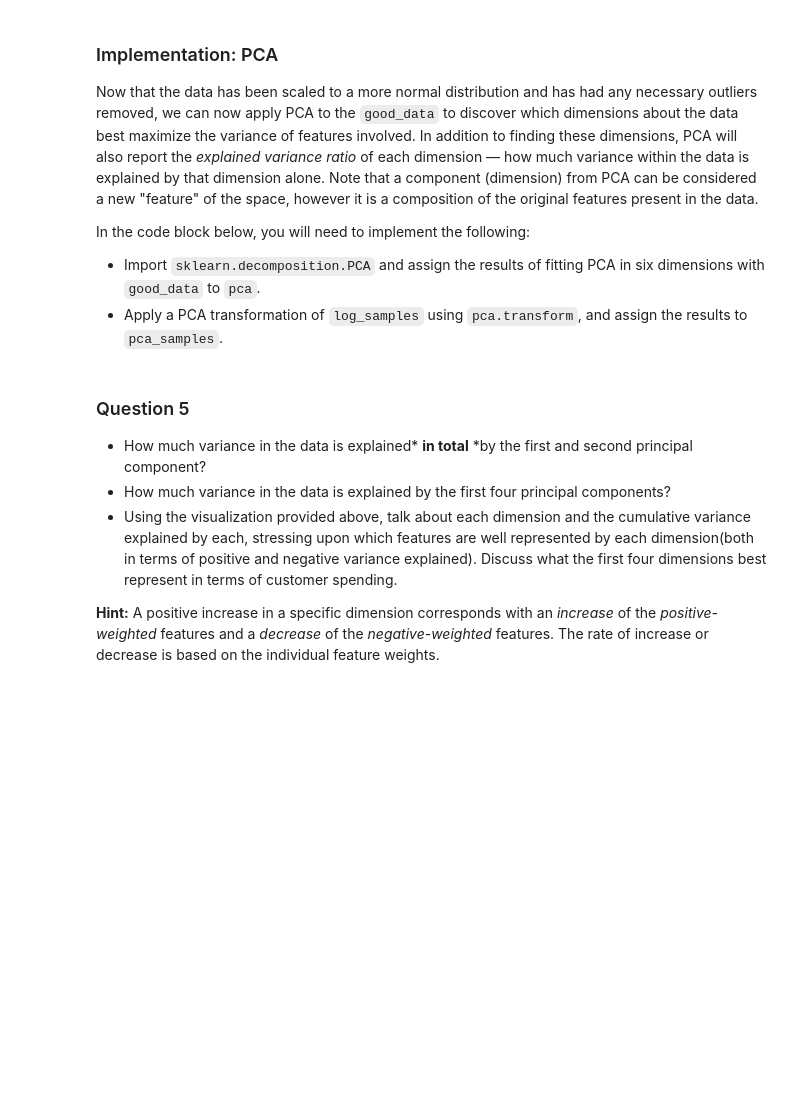
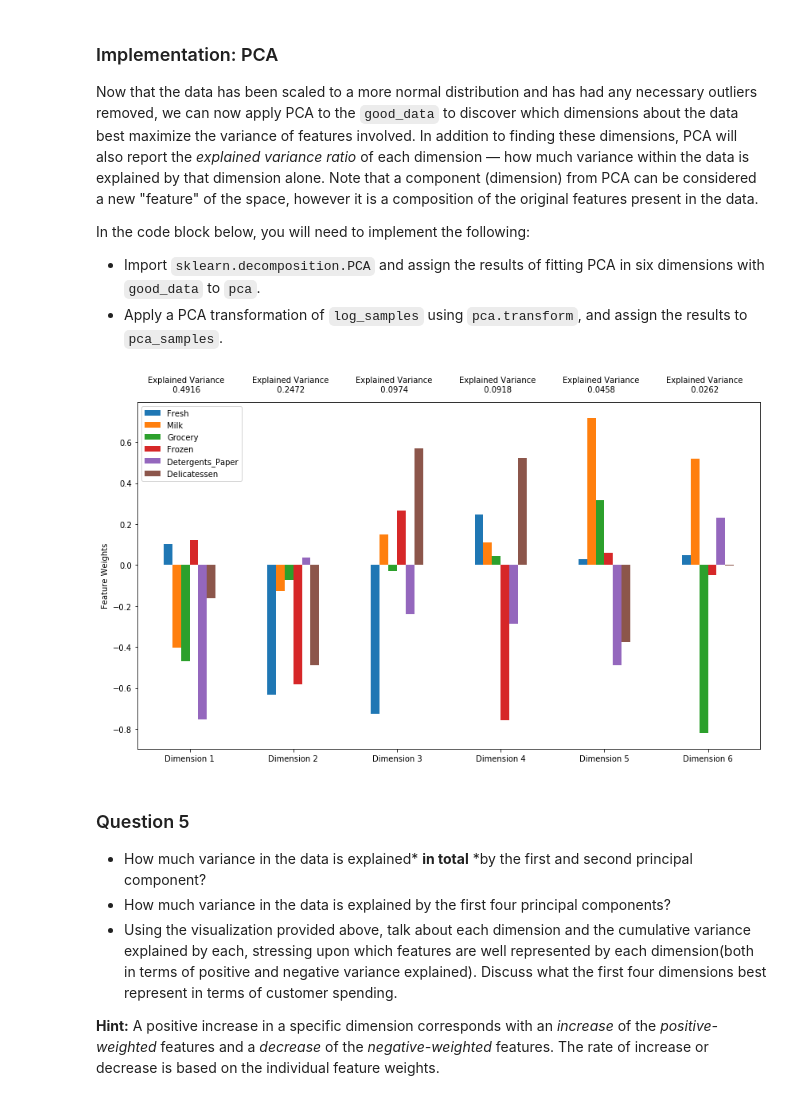
Before and after one commit to faberfred/Udacity_Machine_Learning_Engineer_Nanodegree_Program, a Jupyter notebook: projects/customer_segments/customer_segments.ipynb, the cells around one changed output. Cells and saved outputs as stored; diff of their text form; code cells hidden in the pictures; blank space fills up the shorter version.

```diff
--- a/projects/customer_segments/customer_segments.ipynb
+++ b/projects/customer_segments/customer_segments.ipynb
@@ -294,22 +317,39 @@ Once you have performed this implementation, the dataset will be stored in the v
 # %%
+# OPTIONAL: Select the indices for data points you wish to remove
+outliers  = []
+
 # For each feature find the data points with extreme high or low values
 for feature in log_data.keys():
 
     # TODO: Calculate Q1 (25th percentile of the data) for the given feature
-    Q1 = None
+    Q1 = np.percentile(log_data[feature], 25)
 
     # TODO: Calculate Q3 (75th percentile of the data) for the given feature
-    Q3 = None
+    Q3 = np.percentile(log_data[feature], 75)
 
     # TODO: Use the interquartile range to calculate an outlier step (1.5 times the interquartile range)
-    step = None
+    step = (Q3 - Q1) * 1.5
 
     # Display the outliers
     print("Data points considered outliers for the feature '{}':".format(feature))
     display(log_data[~((log_data[feature] >= Q1 - step) & (log_data[feature] <= Q3 + step))])
 
-# OPTIONAL: Select the indices for data points you wish to remove
-outliers  = []
+    outliers.extend(list(log_data.index[~((log_data[feature] >= Q1 - step) & (log_data[feature] <= Q3 + step))]))
+
+print(outliers)
+
+# get the duplicates out of the outlier data
+duplicates = list(set([x for x in outliers if outliers.count(x) > 1]))
+print('Duplicate elements within the outliers: ', duplicates)
+
+# delete the duplicate elements (more than one) out of the list -> one of the duplicated elements ist left
+outliers = sorted(list(dict.fromkeys(outliers)))
+
+# remove the element of the list that had multiple occurrences
+for x in range(len(duplicates)):
+    outliers.remove(duplicates[x])
+
+print(outliers)
 
 # Remove the outliers, if any were specified
 good_data = log_data.drop(log_data.index[outliers]).reset_index(drop = True)
@@ -334,14 +449,19 @@ In the code block below, you will need to implement the following:
  - Import `sklearn.decomposition.PCA` and assign the results of fitting PCA in six dimensions with `good_data` to `pca`.
  - Apply a PCA transformation of `log_samples` using `pca.transform`, and assign the results to `pca_samples`.
 # %%
+from sklearn.decomposition import PCA
+
 # TODO: Apply PCA by fitting the good data with the same number of dimensions as features
-pca = None
+pca = PCA(n_components = 6, random_state=42)
+pca.fit(good_data)
 
 # TODO: Transform log_samples using the PCA fit above
-pca_samples = None
+pca_samples = pca.transform(log_samples)
 
 # Generate PCA results plot
 pca_results = vs.pca_results(good_data, pca)
+# %% [output]
+[figure, added]
 # %% [markdown]
 ### Question 5
 
```
Also changed, not shown: parts of 11 cells of this notebook.
